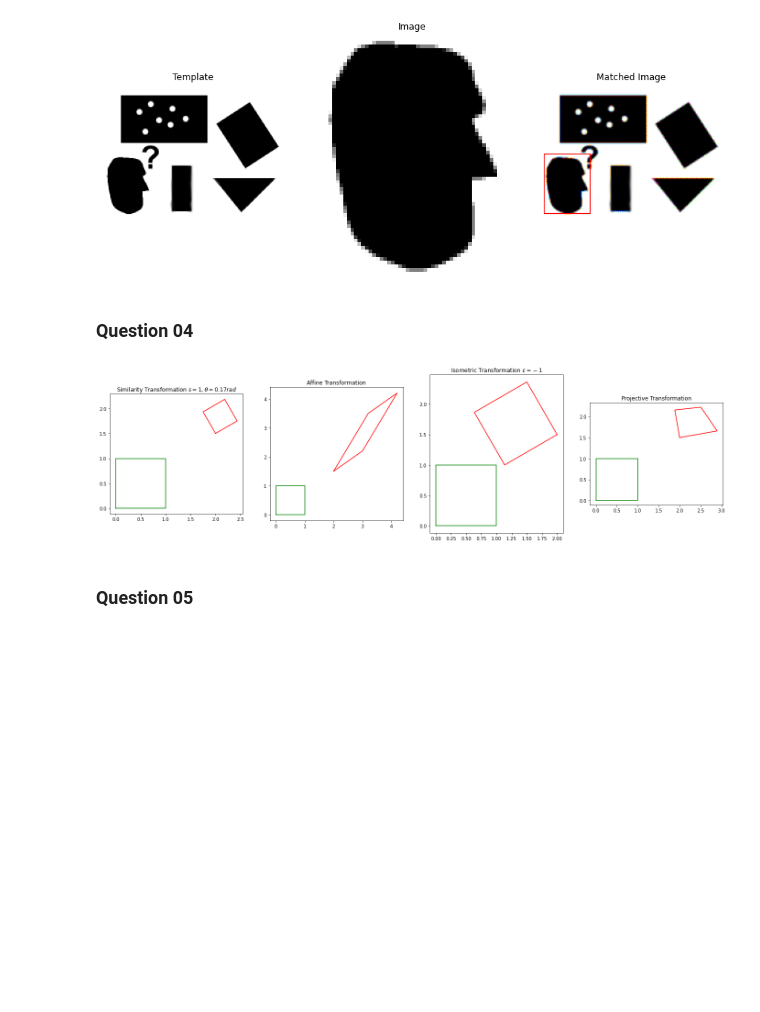
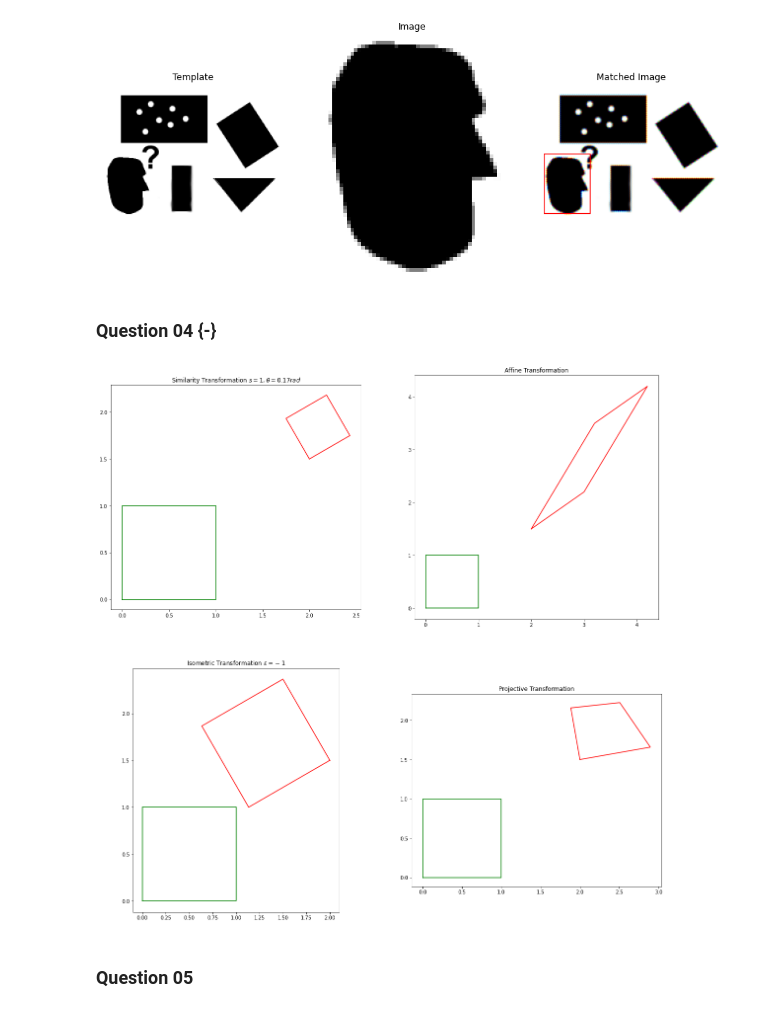
Before and after one commit to dakshinatharindu/Image-Processing, a Jupyter notebook: Excercise-06/190622R_excercise_06.ipynb, the cells around one changed output. Saved outputs shown, nothing was run; the diff lists cells and outputs as text; code cells hidden in the pictures; blank space fills up the shorter version.

```diff
--- a/Excercise-06/190622R_excercise_06.ipynb
+++ b/Excercise-06/190622R_excercise_06.ipynb
@@ -101,7 +101,7 @@ plt.show()
 x = 29.0, y = 109.0, scale = 1.0, orientation = 0.0, p1 = (4, 76), p2 = (54, 141)
 [figure]
 # %% [markdown]
-### Question 04
+### Question 04 {-}
 # %%
 a, b, c, d = [0, 0 ,1], [0, 1, 1], [1, 1, 1], [1, 0, 1]
 X = np.array([a,b,c,d]).T
@@ -112,40 +112,40 @@ tx, ty = 2, 1.5
 H = np.array([[s*np.cos(theta), -s*np.sin(theta), tx], [s*np.sin(theta), s*np.cos(theta), ty], [0, 0, 1]])
 
 a11, a12, a21, a22 = 1, 1.2, 0.7, 2
 A = np.array([[a11, a12, tx], [a21, a22, ty], [0, 0, 1]])
 
 epsilon = -1
 I = np.array([[epsilon*np.cos(theta), -np.sin(theta), tx], [epsilon*np.sin(theta), np.cos(theta), ty], [0, 0, 1]])
 
 theta = np.pi*10/180
 s=1
 tx, ty = 2, 1.5
 S = np.array([[s*np.cos(theta), -s*np.sin(theta), tx], [s*np.sin(theta), s*np.cos(theta), ty], [0, 0, 1]])
 k, lamd, v1, v2, v = 0, 1, 0.1, 0.5, 1
 K = np.array([[1, k, 0], [0, 1, 0], [0, 0, 1]])
 L = np.array([[lamd, 0, 0], [0, 1/lamd, 0], [0, 0, 1]])
 V = np.array([[1, 0, 0], [0, 1, 0], [v1, v2, v]])
 P = S @ K @ L @ V
 
 
 Transformations = np.array([H, A, I, P])
 names = [r"Similarity Transformation $s = {}, \theta = {:.2f} rad$".format(s, theta), "Affine Transformation", r"Isometric Transformation $\epsilon = {:d}$".format(epsilon), "Projective Transformation"]
-fig, ax = plt.subplots(1, 4, figsize=(24, 20))
+fig, ax = plt.subplots(2, 2, figsize=(20, 20))
 for i in range(4):
     Y = Transformations[i] @ X
     x = np.append(X[0,:], X[0,0])
     y = np.append(X[1,:], X[1,0])
     x_ = np.append(Y[0,:], Y[0,0]) / np.append(Y[2,:], Y[2,0])
     y_ = np.append(Y[1,:], Y[1,0]) / np.append(Y[2,:], Y[2,0])
 
-    ax[i].plot(x, y, color='g')
-    ax[i].set_aspect('equal')
-    ax[i].plot(x_, y_, color='r')
-    ax[i].set_aspect('equal')
-    ax[i].set_title(names[i])
+    ax[i//2, i%2].plot(x, y, color='g')
+    ax[i//2, i%2].set_aspect('equal')
+    ax[i//2, i%2].plot(x_, y_, color='r')
+    ax[i//2, i%2].set_aspect('equal')
+    ax[i//2, i%2].set_title(names[i])
 plt.show()
 # %% [output]
-[figure, old version]
+[figure, new version]
 # %% [markdown]
 ### Question 05
 # %%
```
Also changed, not shown: parts of 5 cells of this notebook, 2 other files.
